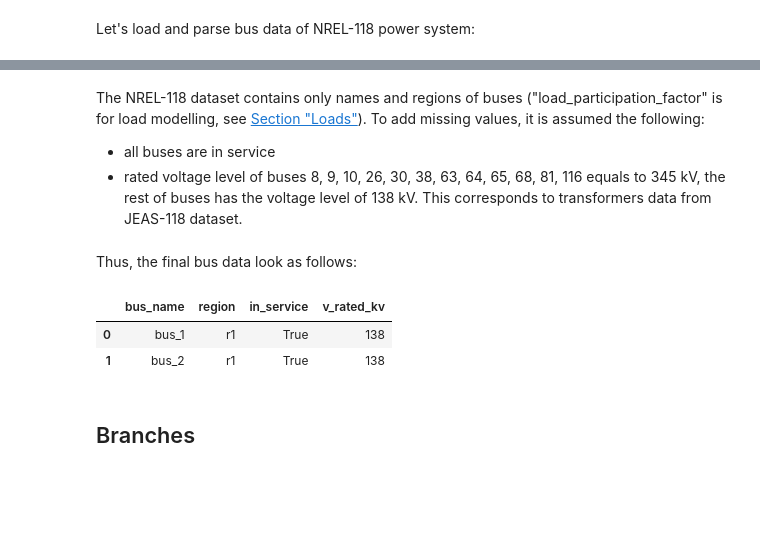
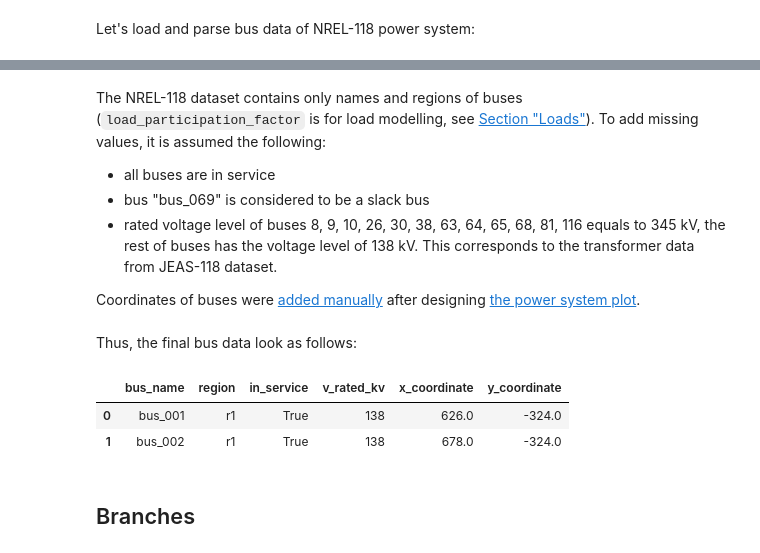
Before and after one commit to evgenytsydenov/ieee118_power_flow_data, a Jupyter notebook: notebooks/prepare_power_flow_data.ipynb, the cells around one changed output, grey strips where cells are left out. Saved outputs shown, nothing was run; the diff lists cells and outputs as text; code cells hidden in the pictures; blank space fills up the shorter version.

```diff
--- a/notebooks/prepare_power_flow_data.ipynb
+++ b/notebooks/prepare_power_flow_data.ipynb
@@ -34,10 +34,14 @@ from src.data import prepare_loads
 from src.data import prepare_loads_ts
 from src.data import transform_gens_escalated_ts
 from src.data import transform_loads
+from src.data import transform_outages_ts
+from src.data import transform_gens
+from src.data import transform_gens_ts
 
 
 PATH_NREL118 = os.path.join("..", "data", "raw", "nrel118")
 PATH_JEAS118 = os.path.join("..", "data", "raw", "jeas118")
+PATH_MANUAL = os.path.join("..", "data", "raw", "manual")
 # %% [markdown]
 ## Buses
 # %% [markdown]
@@ -59,16 +64,22 @@ nrel118_buses.head(2)
 # %% [markdown]
-The NREL-118 dataset contains only names and regions of buses ("load_participation_factor" is for load modelling, see [Section "Loads"](#loads)). To add missing values, it is assumed the following:
+The NREL-118 dataset contains only names and regions of buses (`load_participation_factor` is for load modelling, see [Section "Loads"](#loads)). To add missing values, it is assumed the following:
 - all buses are in service
-- rated voltage level of buses 8, 9, 10, 26, 30, 38, 63, 64, 65, 68, 81, 116 equals to 345 kV, the rest of buses has the voltage level of 138 kV. This corresponds to transformers data from JEAS-118 dataset.
+- bus "bus_069" is considered to be a slack bus
+- rated voltage level of buses 8, 9, 10, 26, 30, 38, 63, 64, 65, 68, 81, 116 equals to 345 kV, the rest of buses has the voltage level of 138 kV. This corresponds to the transformer data from JEAS-118 dataset.
+
+Coordinates of buses were [added manually](../data/raw/manual/bus_coordinates.csv) after designing [the power system plot](../resources/plot/plot.jpg).
 # %% [markdown]
 Thus, the final bus data look as follows:
 # %%
-buses = prepare_buses(parsed_nrel118_buses=nrel118_buses)
+path_bus_coordinates = os.path.join(PATH_MANUAL, "bus_coordinates.csv")
+buses = prepare_buses(
+    parsed_nrel118_buses=nrel118_buses, bus_coordinates=path_bus_coordinates
+)
 buses.head(2)
 # %% [output]
-|  | bus_name | region | in_service | v_rated_kv |
-| 0 | bus_1 | r1 | True | 138 |
-| 1 | bus_2 | r1 | True | 138 |
+|  | bus_name | region | in_service | v_rated_kv | x_coordinate | y_coordinate |
+| 0 | bus_001 | r1 | True | 138 | 626.0 | -324.0 |
+| 1 | bus_002 | r1 | True | 138 | 678.0 | -324.0 |
 # %% [markdown]
 ## Branches
 # %% [markdown]
```
Also changed, not shown: parts of 33 cells of this notebook, 7 other files.
